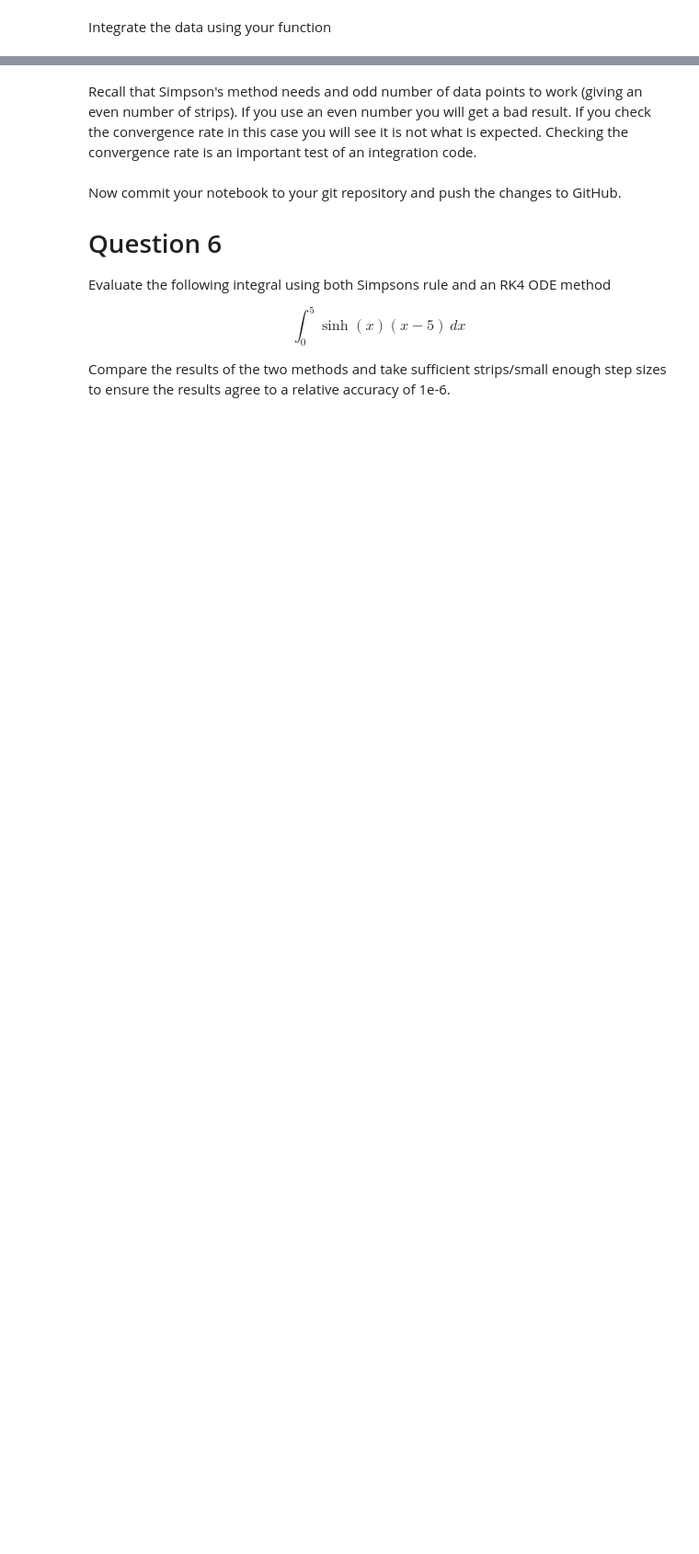
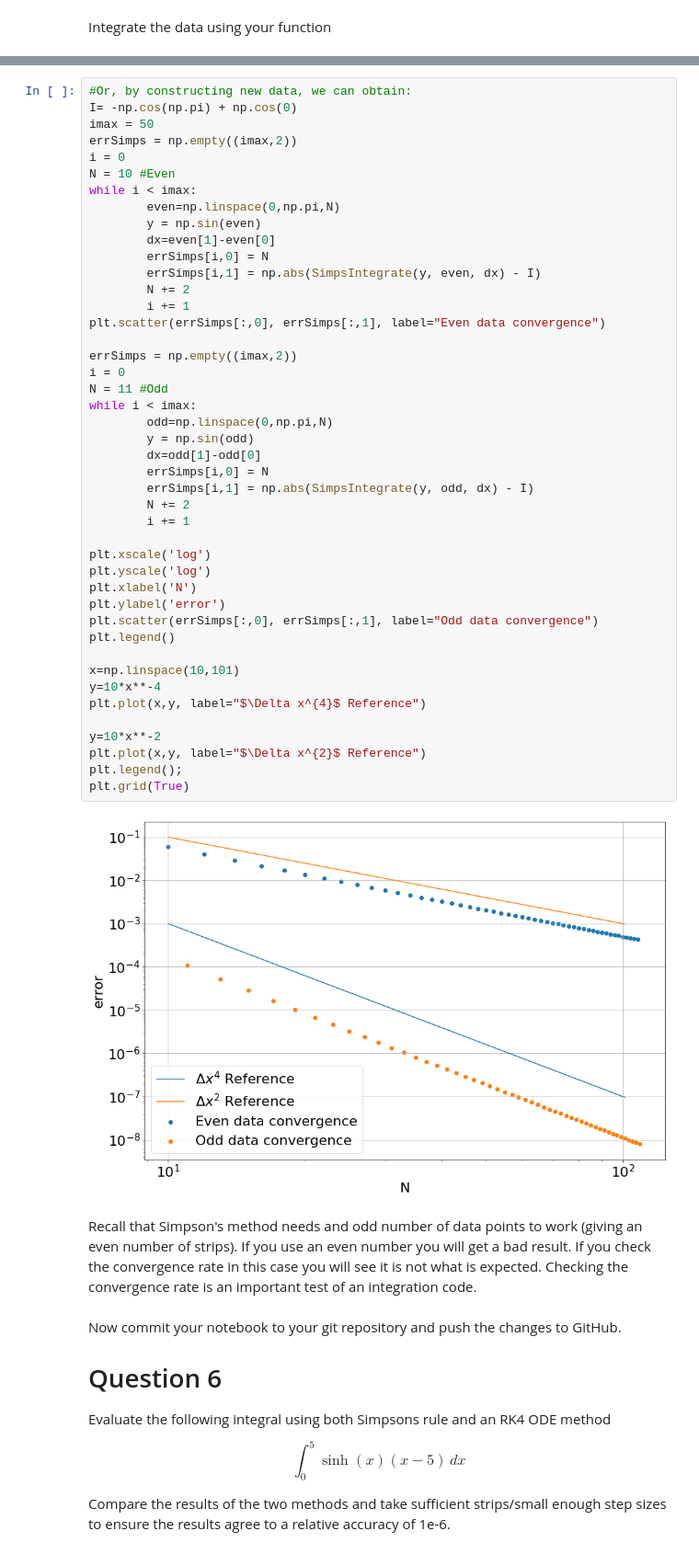
Before and after one commit to Conor-O-Mahony/ACM20030-Assignments, a Jupyter notebook: Assignment 4/Assignment-4.ipynb, the cells around one changed output, grey strips where cells are left out. Shown at 92% size. Cells and saved outputs as stored; diff of their text form; blank space fills up the shorter version.

```diff
--- a/Assignment 4/Assignment-4.ipynb
+++ b/Assignment 4/Assignment-4.ipynb
@@ -332,3 +348,49 @@ plt.legend();
+# %%
+#Or, by constructing new data, we can obtain:
+I= -np.cos(np.pi) + np.cos(0)
+imax = 50
+errSimps = np.empty((imax,2))
+i = 0
+N = 10 #Even
+while i < imax:
+        even=np.linspace(0,np.pi,N)
+        y = np.sin(even)
+        dx=even[1]-even[0]
+        errSimps[i,0] = N
+        errSimps[i,1] = np.abs(SimpsIntegrate(y, even, dx) - I)
+        N += 2
+        i += 1
+plt.scatter(errSimps[:,0], errSimps[:,1], label="Even data convergence")
+
+errSimps = np.empty((imax,2))
+i = 0
+N = 11 #Odd
+while i < imax:
+        odd=np.linspace(0,np.pi,N)
+        y = np.sin(odd)
+        dx=odd[1]-odd[0]
+        errSimps[i,0] = N
+        errSimps[i,1] = np.abs(SimpsIntegrate(y, odd, dx) - I)
+        N += 2
+        i += 1
+
+plt.xscale('log')
+plt.yscale('log')
+plt.xlabel('N')
+plt.ylabel('error')
+plt.scatter(errSimps[:,0], errSimps[:,1], label="Odd data convergence")
+plt.legend()
+
+x=np.linspace(10,101)
+y=10*x**-4
+plt.plot(x,y, label="$\Delta x^{4}$ Reference")
+
+y=10*x**-2
+plt.plot(x,y, label="$\Delta x^{2}$ Reference")
+plt.legend();
+plt.grid(True)
+# %% [output]
+[figure, added]
 # %% [markdown]
 Recall that Simpson's method needs and odd number of data points to work (giving an even number of strips). If you use an even number you will get a bad result. If you check the convergence rate in this case you will see it is not what is expected. Checking the convergence rate is an important test of an integration code.
 # %% [markdown]
```
Also changed, not shown: parts of 6 cells of this notebook.
